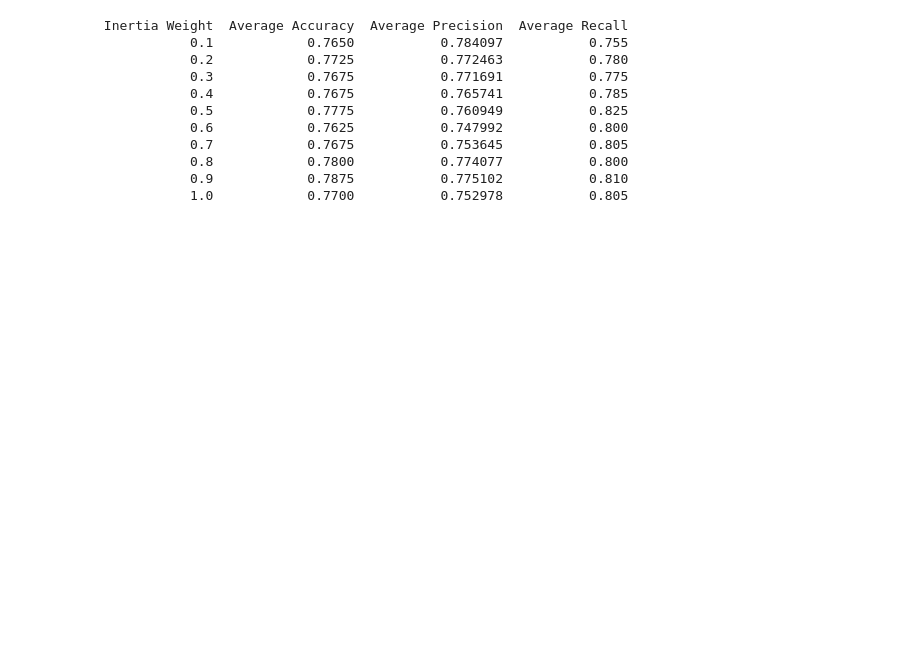
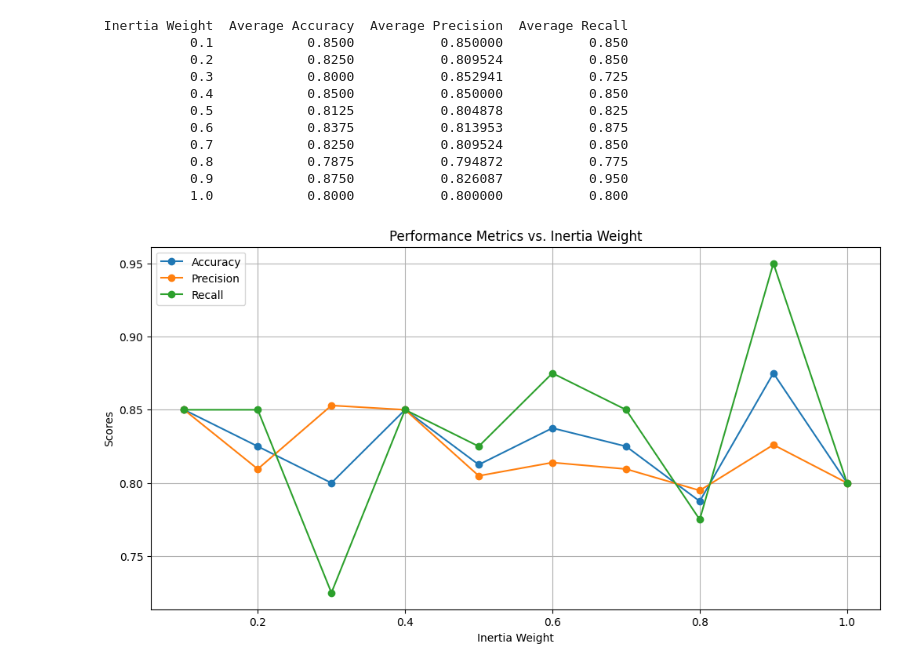
Before and after one commit to mahsyazeta/NBPSO, a Jupyter notebook: nbpso/exp_pso.ipynb, the cells around one changed output. Drawn from its saved outputs; the diff is of its cells as text; code cells hidden in the pictures; blank space fills up the shorter version.

```diff
--- a/nbpso/exp_pso.ipynb
+++ b/nbpso/exp_pso.ipynb
@@ -154,44 +158,37 @@ results_df.to_csv("population_size.csv")
 # %%
 # Define parameters for PSO optimization
-n_particles = 20
+n_particles = 80
 inertia_weight_range = np.linspace(0.1, 1, num=10)
 global_weight = 0.3
 local_weight = 0.6
 
 results = []
 
+tfidf_model = TfidfVectorizer(smooth_idf=False)
+X_train_tfidf = tfidf_model.fit_transform(X_train)
+X_test_tfidf = tfidf_model.transform(X_test)
+
+X_train_dense = X_train_tfidf.toarray()
+
 for inertia in inertia_weight_range:
-    accuracy_scores = []
-    precision_scores = []
-    recall_scores = []
+    selected_features = pso_feature_selection(X_train_dense, y_train, n_particles, inertia, global_weight, local_weight, MultinomialNB)
 
-    for train_idx, test_idx in kfold.split(X, y):
-        X_train, X_test = X.iloc[train_idx], X.iloc[test_idx]
-        y_train, y_test = y.iloc[train_idx], y.iloc[test_idx]
+    if not np.any(selected_features):
+        selected_features[0] = True
 
-        tfidf_model = TfidfVectorizer(smooth_idf=False)
-        X_train_tfidf = tfidf_model.fit_transform(X_train)
-        X_test_tfidf = tfidf_model.transform(X_test)
+    nb = NaiveBayes(MultinomialNB)
+    nb.fit(X_train_tfidf, y_train, selected_features)
+    y_pred = nb.predict(X_test_tfidf.toarray(), selected_features)
 
-        X_train_dense = X_train_tfidf.toarray()
-        selected_features = pso_feature_selection(X_train_dense, y_train, n_particles, inertia, global_weight, local_weight, MultinomialNB)
-
-        if not np.any(selected_features):
-            selected_features[0] = True
-
-        nb = NaiveBayes(MultinomialNB)
-        nb.fit(X_train_tfidf, y_train, selected_features)
-        y_pred = nb.predict(X_test_tfidf.toarray(), selected_features)
-
-        accuracy_scores.append(accuracy_score(y_test, y_pred))
-        precision_scores.append(precision_score(y_test, y_pred))
-        recall_scores.append(recall_score(y_test, y_pred))
+    accuracy = accuracy_score(y_test, y_pred)
+    precision = precision_score(y_test, y_pred)
+    recall = recall_score(y_test, y_pred)
 
     fold_results = {
         "Inertia Weight": inertia,
-        "Average Accuracy": np.mean(accuracy_scores),
-        "Average Precision": np.mean(precision_scores),
-        "Average Recall": np.mean(recall_scores)
+        "Average Accuracy": accuracy,
+        "Average Precision": precision,
+        "Average Recall": recall
     }
 
     results.append(fold_results)
@@ -203,15 +200,29 @@ print(results_df.to_string(index=False))
 results_df.to_csv("inertia.csv")
 # %% [output]
  Inertia Weight  Average Accuracy  Average Precision  Average Recall
-            0.1            0.7650           0.784097           0.755
-            0.2            0.7725           0.772463           0.780
-            0.3            0.7675           0.771691           0.775
-            0.4            0.7675           0.765741           0.785
-            0.5            0.7775           0.760949           0.825
-            0.6            0.7625           0.747992           0.800
-            0.7            0.7675           0.753645           0.805
-            0.8            0.7800           0.774077           0.800
-            0.9            0.7875           0.775102           0.810
-            1.0            0.7700           0.752978           0.805
+            0.1            0.8500           0.850000           0.850
+            0.2            0.8250           0.809524           0.850
+            0.3            0.8000           0.852941           0.725
+            0.4            0.8500           0.850000           0.850
+            0.5            0.8125           0.804878           0.825
+            0.6            0.8375           0.813953           0.875
+            0.7            0.8250           0.809524           0.850
+            0.8            0.7875           0.794872           0.775
+            0.9            0.8750           0.826087           0.950
+            1.0            0.8000           0.800000           0.800
+# %%
+# Plotting the results
+plt.figure(figsize=(12, 6))
+plt.plot(results_df["Inertia Weight"], results_df["Average Accuracy"], marker='o', label='Accuracy')
+plt.plot(results_df["Inertia Weight"], results_df["Average Precision"], marker='o', label='Precision')
+plt.plot(results_df["Inertia Weight"], results_df["Average Recall"], marker='o', label='Recall')
+plt.xlabel('Inertia Weight')
+plt.ylabel('Scores')
+plt.title('Performance Metrics vs. Inertia Weight')
+plt.legend()
+plt.grid(True)
+plt.show()
+# %% [output]
+[figure, added]
 # %%
 # Define parameters for PSO optimization
```
Also changed, not shown: parts of 11 cells of this notebook, 25 other files.
